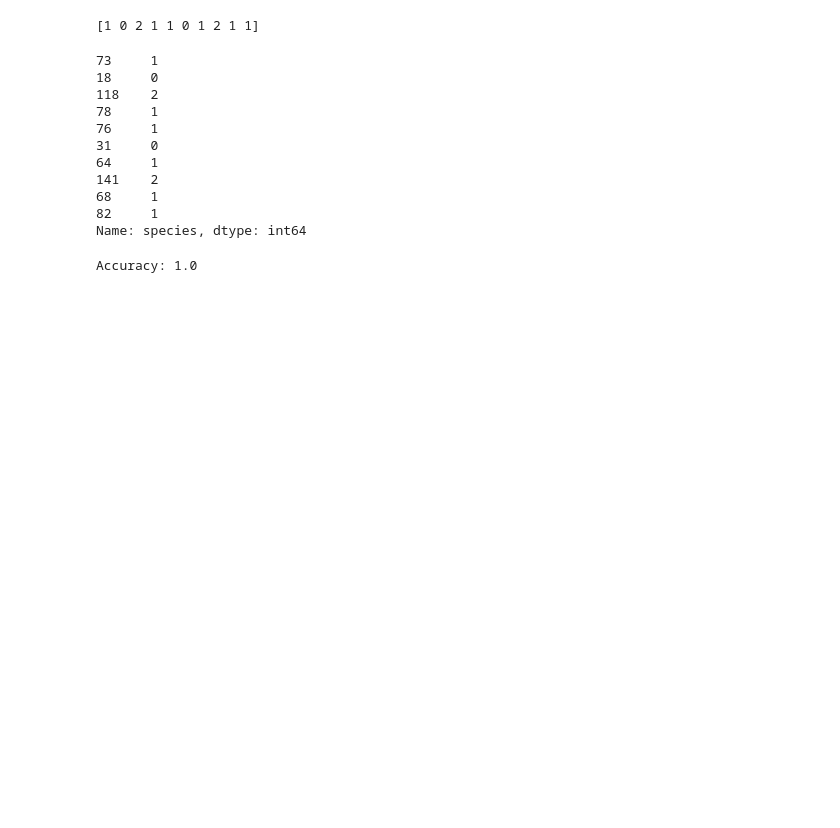
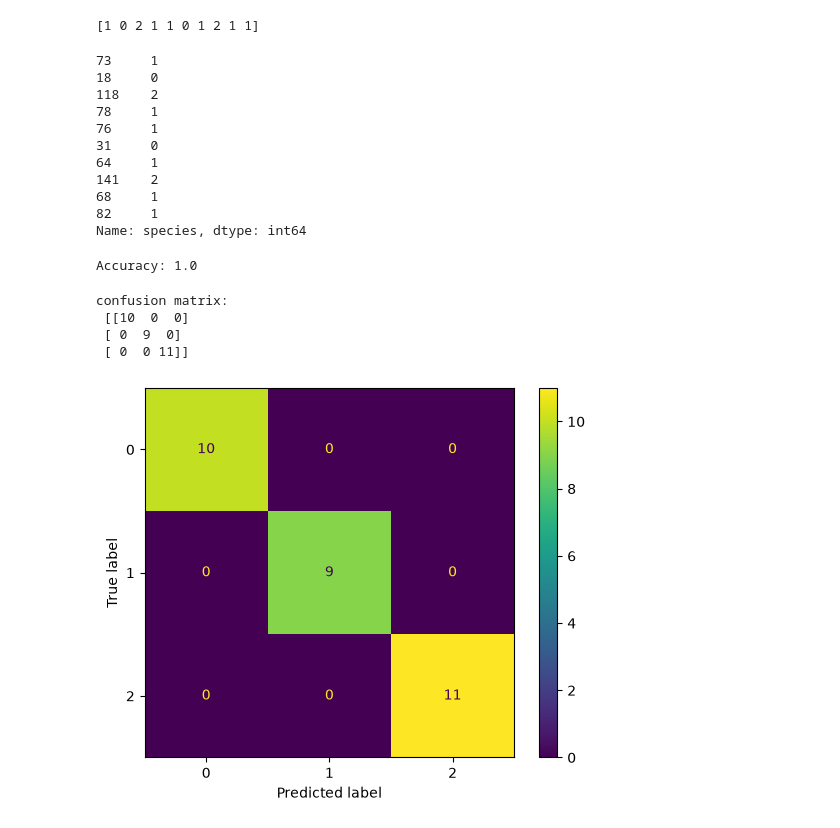
Before and after one commit to jayatiyadav/Qskill_internship, a Jupyter notebook: iris_classification/iris_class.ipynb, the cells around one changed output. Drawn from its saved outputs; the diff is of its cells as text; code cells hidden in the pictures; blank space fills up the shorter version.

Commit message:
added classsification report,confusion matrix

```diff
--- a/iris_classification/iris_class.ipynb
+++ b/iris_classification/iris_class.ipynb
@@ -141,3 +141,18 @@ accuracy= accuracy_score(y_test,y_pred)
 print("Accuracy:", accuracy)
 # %% [output]
 Accuracy: 1.0
+# %%
+from sklearn.metrics import confusion_matrix
+cm= confusion_matrix(y_test,y_pred)
+print("confusion matrix:\n", cm)
+# %% [output]
+confusion matrix:
+ [[10  0  0]
+ [ 0  9  0]
+ [ 0  0 11]]
+# %%
+from sklearn.metrics import ConfusionMatrixDisplay
+ConfusionMatrixDisplay.from_predictions(y_test, y_pred)
+plt.show()
+# %% [output]
+[figure, added]
```
Also changed, not shown: parts of 4 cells of this notebook.
